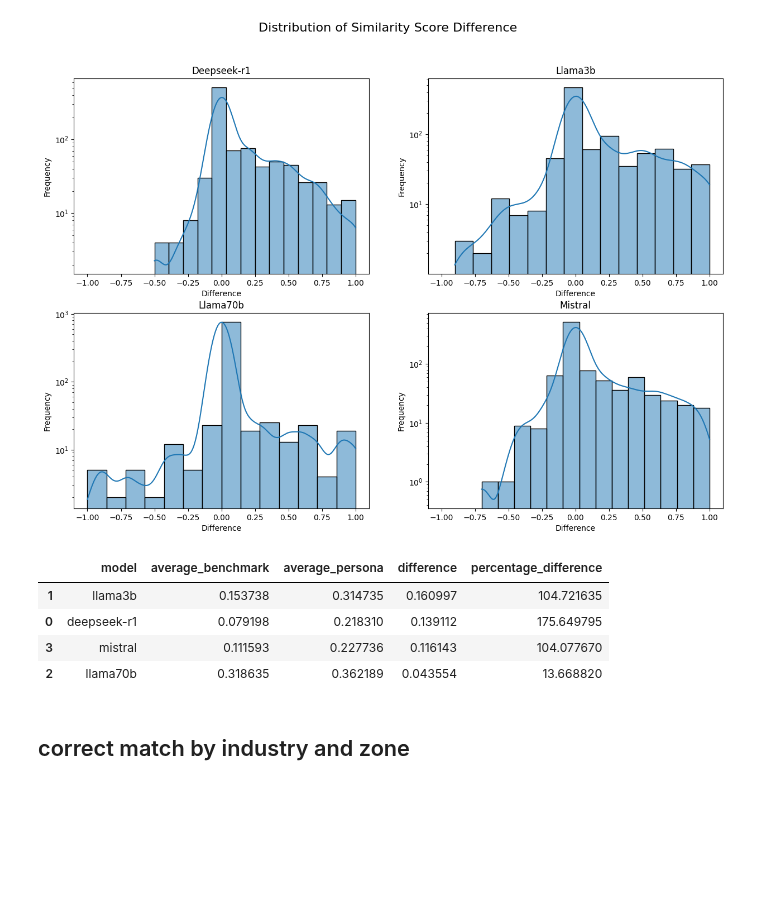
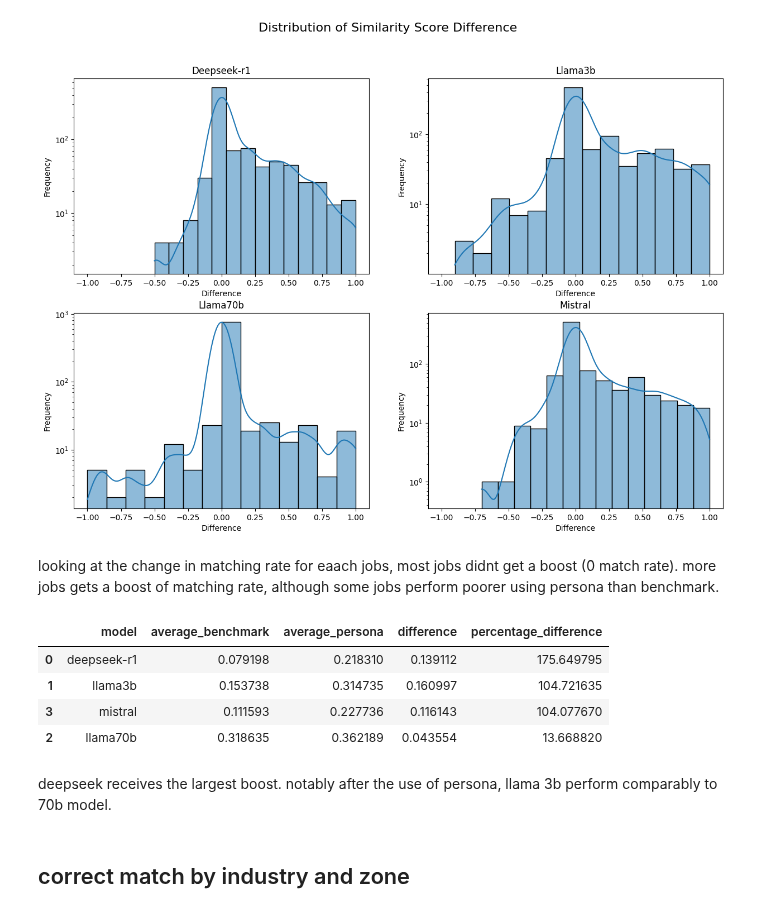
Before and after one commit to Segtanof/Teapot, a Jupyter notebook: task1_analysis.ipynb, the cells around one changed output. Cells and saved outputs as stored; diff of their text form; code cells hidden in the pictures; blank space fills up the shorter version.

```diff
--- a/task1_analysis.ipynb
+++ b/task1_analysis.ipynb
@@ -255,21 +267,25 @@ for i, model in enumerate(models, 1):
     plt.ylabel("Frequency")
 # %% [output]
 [figure]
+# %% [markdown]
+looking at the change in matching rate for eaach jobs, most jobs didnt get a boost (0 match rate). more jobs gets a boost of matching rate, although some jobs perform poorer using persona than benchmark.
 # %%
 #get a df to show the average correct match rate by model and prompt
 avg_hits = df_avg.groupby(["model", "prompt"])["correct_match"].mean().reset_index()
 avg_hits = avg_hits.pivot(index="model", columns="prompt", values="correct_match").reset_index()
 avg_hits.columns.name = None  # Remove the name of the columns
 avg_hits = avg_hits.rename(columns={"benchmark": "average_benchmark", "persona": "average_persona"})
 avg_hits["difference"] = avg_hits["average_persona"] - avg_hits["average_benchmark"]
 avg_hits["percentage_difference"] = (avg_hits["difference"] / avg_hits["average_benchmark"]) * 100
-avg_hits = avg_hits.sort_values(by="difference", ascending=False)
+avg_hits = avg_hits.sort_values(by="percentage_difference", ascending=False)
 avg_hits
 # %% [output]
 |  | model | average_benchmark | average_persona | difference | percentage_difference |
+| 0 | deepseek-r1 | 0.079198 | 0.218310 | 0.139112 | 175.649795 |
 | 1 | llama3b | 0.153738 | 0.314735 | 0.160997 | 104.721635 |
-| 0 | deepseek-r1 | 0.079198 | 0.218310 | 0.139112 | 175.649795 |
 | 3 | mistral | 0.111593 | 0.227736 | 0.116143 | 104.077670 |
 | 2 | llama70b | 0.318635 | 0.362189 | 0.043554 | 13.668820 |
+# %% [markdown]
+deepseek receives the largest boost. notably after the use of persona, llama 3b perform comparably to 70b model.
 # %% [markdown]
 ## correct match by industry and zone
```
Also changed, not shown: parts of 16 cells of this notebook.
